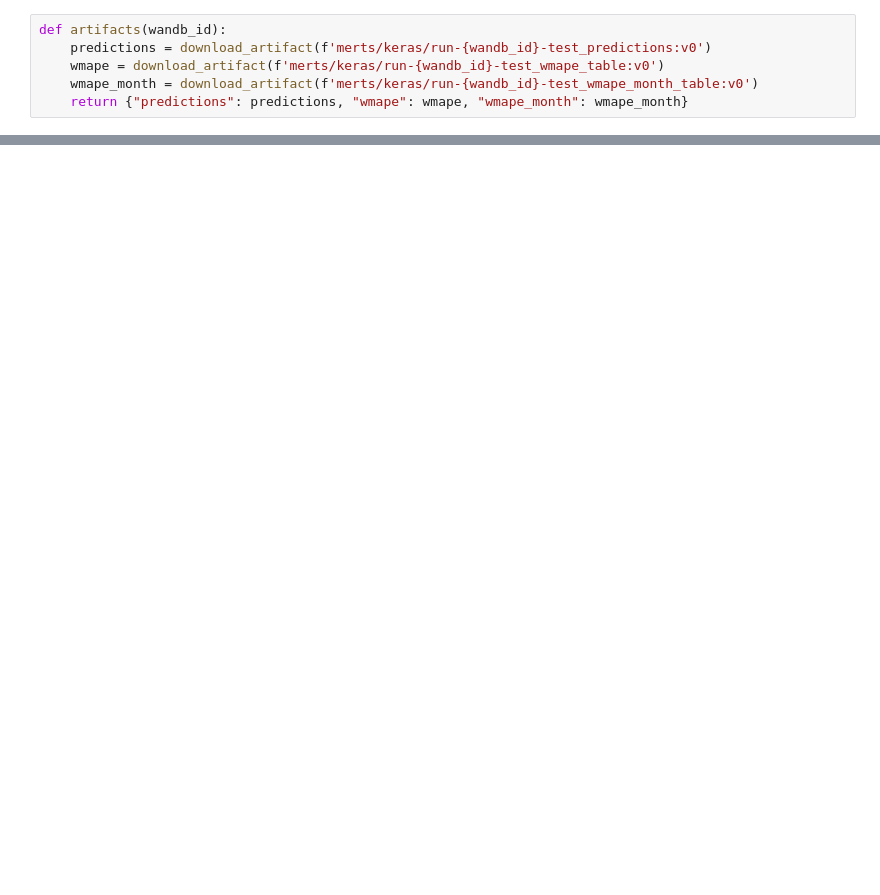
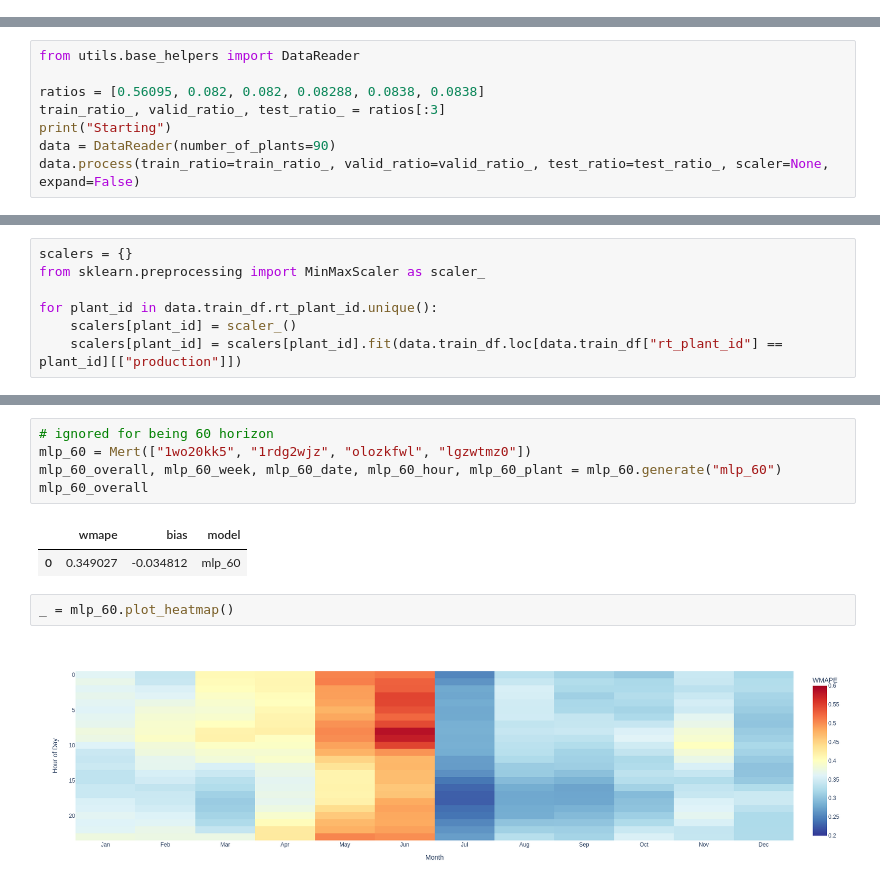
Before and after one commit to sarikayamerts/thesis, a Jupyter notebook: notebooks/comparison.ipynb, the cells around one changed output, grey strips where cells are left out. Saved outputs shown, nothing was run; the diff lists cells and outputs as text; blank space fills up the shorter version.

```diff
--- a/notebooks/comparison.ipynb
+++ b/notebooks/comparison.ipynb
@@ -16,6 +0,0 @@ Syncing run dashing-wood-77 to Weights & Biases (docs)
-# %%
-def artifacts(wandb_id):
-    predictions = download_artifact(f'merts/keras/run-{wandb_id}-test_predictions:v0')
-    wmape = download_artifact(f'merts/keras/run-{wandb_id}-test_wmape_table:v0')
-    wmape_month = download_artifact(f'merts/keras/run-{wandb_id}-test_wmape_month_table:v0')
-    return {"predictions": predictions, "wmape": wmape, "wmape_month": wmape_month}
@@ -131,0 +20,8 @@ dtype: float64
+# %%
+from utils.base_helpers import DataReader
+
+ratios = [0.56095, 0.082, 0.082, 0.08288, 0.0838, 0.0838]
+train_ratio_, valid_ratio_, test_ratio_ = ratios[:3]
+print("Starting")
+data = DataReader(number_of_plants=90)
+data.process(train_ratio=train_ratio_, valid_ratio=valid_ratio_, test_ratio=test_ratio_, scaler=None, expand=False)
@@ -131,0 +33,7 @@ dtype: float64
+# %%
+scalers = {}
+from sklearn.preprocessing import MinMaxScaler as scaler_
+
+for plant_id in data.train_df.rt_plant_id.unique():
+    scalers[plant_id] = scaler_()
+    scalers[plant_id] = scalers[plant_id].fit(data.train_df.loc[data.train_df["rt_plant_id"] == plant_id][["production"]])
@@ -131,0 +167,12 @@ dtype: float64
+# %%
+# ignored for being 60 horizon
+mlp_60 = Mert(["1wo20kk5", "1rdg2wjz", "olozkfwl", "lgzwtmz0"])
+mlp_60_overall, mlp_60_week, mlp_60_date, mlp_60_hour, mlp_60_plant = mlp_60.generate("mlp_60")
+mlp_60_overall
+# %% [output]
+|  | wmape | bias | model |
+| 0 | 0.349027 | -0.034812 | mlp_60 |
+# %%
+_ = mlp_60.plot_heatmap()
+# %% [output]
+[figure, added]
```
Also changed, not shown: parts of 72 cells of this notebook, 9 other files.
